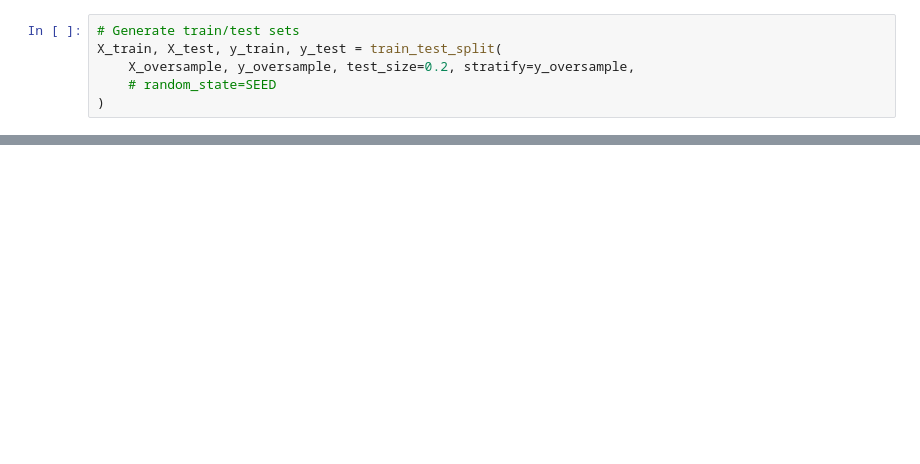
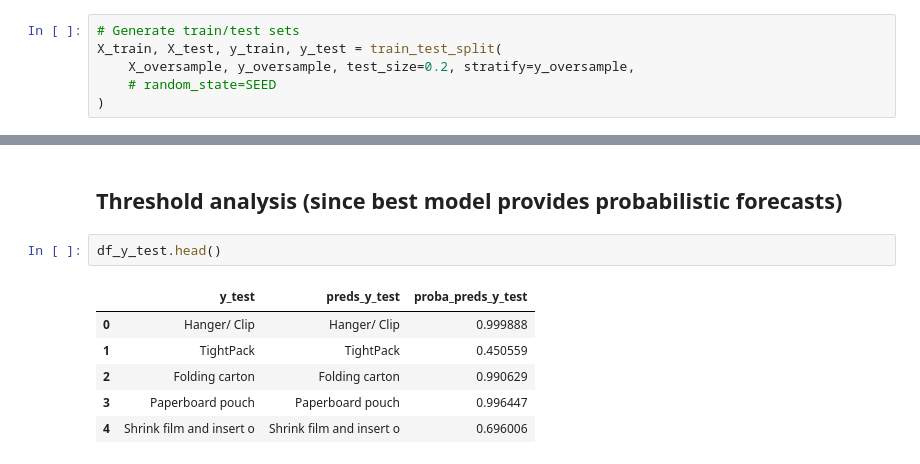
Before and after one commit to tiefenthaler/pytorch-lightning-tabular-classification, a Jupyter notebook: notebooks/30_business_decision_optimization_best model.ipynb, the cells around one changed output, grey strips where cells are left out. Drawn from its saved outputs; the diff is of its cells as text; blank space fills up the shorter version.

```diff
--- a/notebooks/30_business_decision_optimization_best model.ipynb
+++ b/notebooks/30_business_decision_optimization_best model.ipynb
@@ -600,0 +333,11 @@ count:  7058
+# %% [markdown]
+## Threshold analysis (since best model provides probabilistic forecasts)
+# %%
+df_y_test.head()
+# %% [output]
+|  | y_test | preds_y_test | proba_preds_y_test |
+| 0 | Hanger/ Clip | Hanger/ Clip | 0.999888 |
+| 1 | TightPack | TightPack | 0.450559 |
+| 2 | Folding carton | Folding carton | 0.990629 |
+| 3 | Paperboard pouch | Paperboard pouch | 0.996447 |
+| 4 | Shrink film and insert o | Shrink film and insert o | 0.696006 |
```
Also changed, not shown: parts of 45 cells of this notebook.
